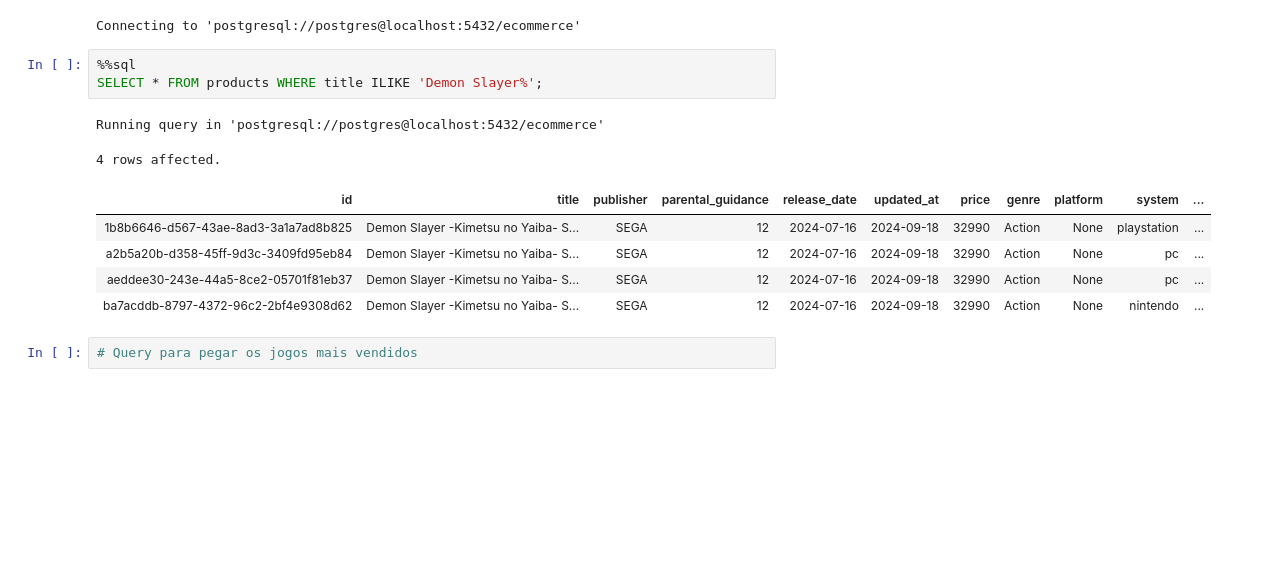
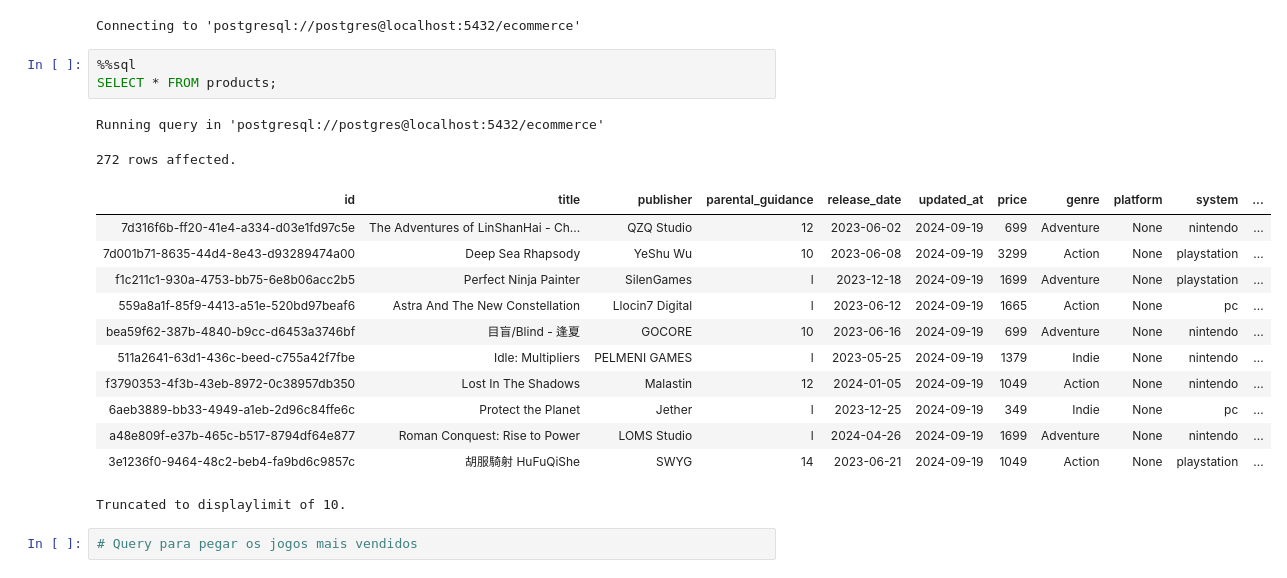
Before and after one commit to inf300-grupo5/inf325-projeto-final, a Jupyter notebook: projeto-final-queries.ipynb, the cells around one changed output. Saved outputs shown, nothing was run; the diff lists cells and outputs as text; blank space fills up the shorter version.

```diff
--- a/projeto-final-queries.ipynb
+++ b/projeto-final-queries.ipynb
@@ -6,15 +6,22 @@
 Connecting to 'postgresql://postgres@localhost:5432/ecommerce'
 # %%
 %%sql
-SELECT * FROM products WHERE title ILIKE 'Demon Slayer%';
+SELECT * FROM products;
 # %% [output]
 Running query in 'postgresql://postgres@localhost:5432/ecommerce'
-4 rows affected.
+272 rows affected.
 | id | title | publisher | parental_guidance | release_date | updated_at | price | genre | platform | system | ... |
-| 1b8b6646-d567-43ae-8ad3-3a1a7ad8b825 | Demon Slayer -Kimetsu no Yaiba- S... | SEGA | 12 | 2024-07-16 | 2024-09-18 | 32990 | Action | None | playstation | ... |
-| a2b5a20b-d358-45ff-9d3c-3409fd95eb84 | Demon Slayer -Kimetsu no Yaiba- S... | SEGA | 12 | 2024-07-16 | 2024-09-18 | 32990 | Action | None | pc | ... |
-| aeddee30-243e-44a5-8ce2-05701f81eb37 | Demon Slayer -Kimetsu no Yaiba- S... | SEGA | 12 | 2024-07-16 | 2024-09-18 | 32990 | Action | None | pc | ... |
-| ba7acddb-8797-4372-96c2-2bf4e9308d62 | Demon Slayer -Kimetsu no Yaiba- S... | SEGA | 12 | 2024-07-16 | 2024-09-18 | 32990 | Action | None | nintendo | ... |
+| 7d316f6b-ff20-41e4-a334-d03e1fd97c5e | The Adventures of LinShanHai - Ch... | QZQ Studio | 12 | 2023-06-02 | 2024-09-19 | 699 | Adventure | None | nintendo | ... |
+| 7d001b71-8635-44d4-8e43-d93289474a00 | Deep Sea Rhapsody | YeShu Wu | 10 | 2023-06-08 | 2024-09-19 | 3299 | Action | None | playstation | ... |
+| f1c211c1-930a-4753-bb75-6e8b06acc2b5 | Perfect Ninja Painter | SilenGames | l | 2023-12-18 | 2024-09-19 | 1699 | Adventure | None | playstation | ... |
+| 559a8a1f-85f9-4413-a51e-520bd97beaf6 | Astra And The New Constellation | Llocin7 Digital | l | 2023-06-12 | 2024-09-19 | 1665 | Action | None | pc | ... |
+| bea59f62-387b-4840-b9cc-d6453a3746bf | 目盲/Blind - 逢夏 | GOCORE | 10 | 2023-06-16 | 2024-09-19 | 699 | Adventure | None | nintendo | ... |
+| 511a2641-63d1-436c-beed-c755a42f7fbe | Idle: Multipliers | PELMENI GAMES | l | 2023-05-25 | 2024-09-19 | 1379 | Indie | None | nintendo | ... |
+| f3790353-4f3b-43eb-8972-0c38957db350 | Lost In The Shadows | Malastin | 12 | 2024-01-05 | 2024-09-19 | 1049 | Action | None | nintendo | ... |
+| 6aeb3889-bb33-4949-a1eb-2d96c84ffe6c | Protect the Planet | Jether | l | 2023-12-25 | 2024-09-19 | 349 | Indie | None | pc | ... |
+| a48e809f-e37b-465c-b517-8794df64e877 | Roman Conquest: Rise to Power | LOMS Studio | l | 2024-04-26 | 2024-09-19 | 1699 | Adventure | None | nintendo | ... |
+| 3e1236f0-9464-48c2-beb4-fa9bd6c9857c | 胡服騎射 HuFuQiShe | SWYG | 14 | 2023-06-21 | 2024-09-19 | 1049 | Action | None | playstation | ... |
+Truncated to displaylimit of 10.
 # %%
 # Query para pegar os jogos mais vendidos
 # %%
```
